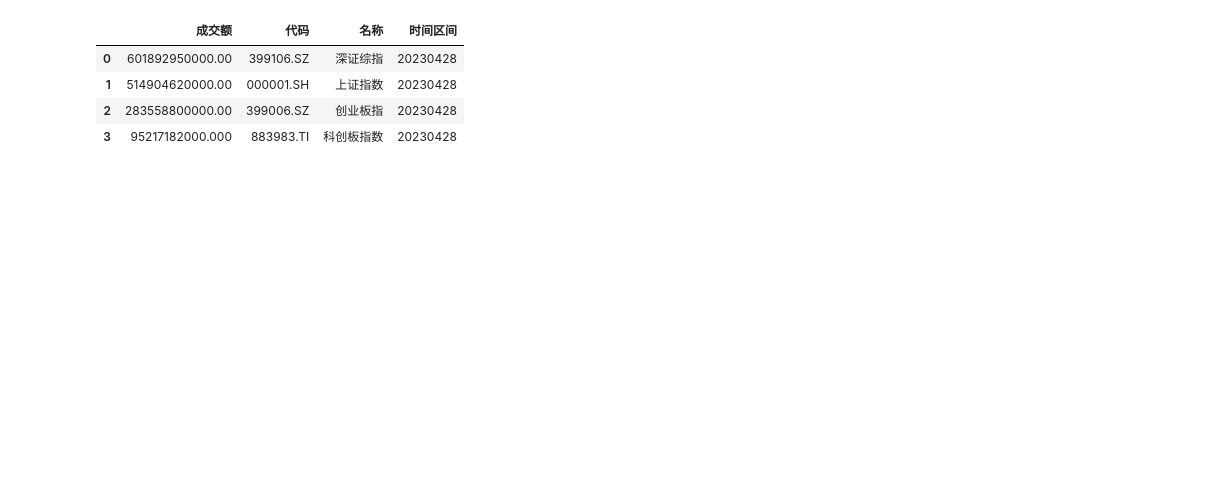
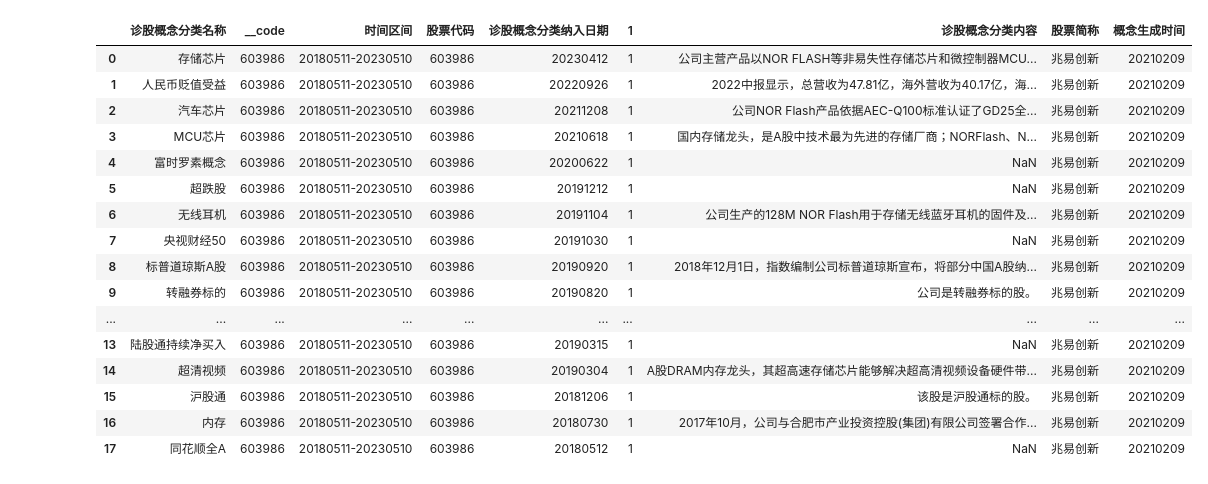
Before and after one commit to zsrl/pywencai, a Jupyter notebook: demo.ipynb, the cells around one changed output. Drawn from its saved outputs; the diff is of its cells as text; code cells hidden in the pictures; blank space fills up the shorter version.

```diff
--- a/demo.ipynb
+++ b/demo.ipynb
@@ -44,11 +45,23 @@ res
 # %%
 import pywencai
 
-res = pywencai.get(question='上证指数，深证指数，创业板指数，科创板指数，成交额', query_type='zhishu')
-res
+res = pywencai.get(question='兆易创新')
+res['所属概念列表']
 # %% [output]
-|  | 成交额 | 代码 | 名称 | 时间区间 |
-| 0 | 601892950000.00 | 399106.SZ | 深证综指 | 20230428 |
-| 1 | 514904620000.00 | 000001.SH | 上证指数 | 20230428 |
-| 2 | 283558800000.00 | 399006.SZ | 创业板指 | 20230428 |
-| 3 | 95217182000.000 | 883983.TI | 科创板指数 | 20230428 |
+|  | 诊股概念分类名称 | __code | 时间区间 | 股票代码 | 诊股概念分类纳入日期 | 1 | 诊股概念分类内容 | 股票简称 | 概念生成时间 |
+| 0 | 存储芯片 | 603986 | 20180511-20230510 | 603986 | 20230412 | 1 | 公司主营产品以NOR FLASH等非易失性存储芯片和微控制器MCU... | 兆易创新 | 20210209 |
+| 1 | 人民币贬值受益 | 603986 | 20180511-20230510 | 603986 | 20220926 | 1 | 2022中报显示，总营收为47.81亿，海外营收为40.17亿，海... | 兆易创新 | 20210209 |
+| 2 | 汽车芯片 | 603986 | 20180511-20230510 | 603986 | 20211208 | 1 | 公司NOR Flash产品依据AEC-Q100标准认证了GD25全... | 兆易创新 | 20210209 |
+| 3 | MCU芯片 | 603986 | 20180511-20230510 | 603986 | 20210618 | 1 | 国内存储龙头，是A股中技术最为先进的存储厂商；NORFlash、N... | 兆易创新 | 20210209 |
+| 4 | 富时罗素概念 | 603986 | 20180511-20230510 | 603986 | 20200622 | 1 | NaN | 兆易创新 | 20210209 |
+| 5 | 超跌股 | 603986 | 20180511-20230510 | 603986 | 20191212 | 1 | NaN | 兆易创新 | 20210209 |
+| 6 | 无线耳机 | 603986 | 20180511-20230510 | 603986 | 20191104 | 1 | 公司生产的128M NOR Flash用于存储无线蓝牙耳机的固件及... | 兆易创新 | 20210209 |
+| 7 | 央视财经50 | 603986 | 20180511-20230510 | 603986 | 20191030 | 1 | NaN | 兆易创新 | 20210209 |
+| 8 | 标普道琼斯A股 | 603986 | 20180511-20230510 | 603986 | 20190920 | 1 | 2018年12月1日，指数编制公司标普道琼斯宣布，将部分中国A股纳... | 兆易创新 | 20210209 |
+| 9 | 转融券标的 | 603986 | 20180511-20230510 | 603986 | 20190820 | 1 | 公司是转融券标的股。 | 兆易创新 | 20210209 |
+| ... | ... | ... | ... | ... | ... | ... | ... | ... | ... |
+| 13 | 陆股通持续净买入 | 603986 | 20180511-20230510 | 603986 | 20190315 | 1 | NaN | 兆易创新 | 20210209 |
+| 14 | 超清视频 | 603986 | 20180511-20230510 | 603986 | 20190304 | 1 | A股DRAM内存龙头，其超高速存储芯片能够解决超高清视频设备硬件带... | 兆易创新 | 20210209 |
+| 15 | 沪股通 | 603986 | 20180511-20230510 | 603986 | 20181206 | 1 | 该股是沪股通标的股。 | 兆易创新 | 20210209 |
+| 16 | 内存 | 603986 | 20180511-20230510 | 603986 | 20180730 | 1 | 2017年10月，公司与合肥市产业投资控股(集团)有限公司签署合作... | 兆易创新 | 20210209 |
+| 17 | 同花顺全A | 603986 | 20180511-20230510 | 603986 | 20180512 | 1 | NaN | 兆易创新 | 20210209 |
```
Also changed, not shown: parts of 2 cells of this notebook, 6 other files.
